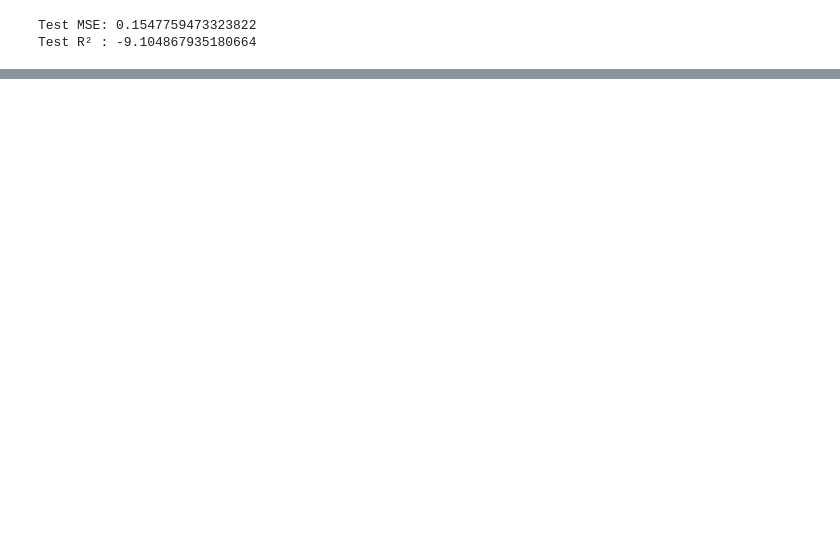
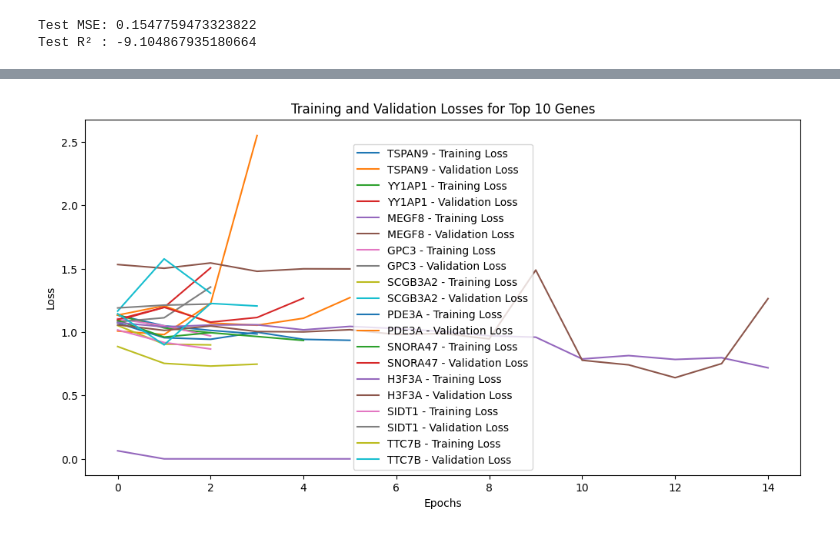
Before and after one commit to blobgoat/non-invasive-to-invasive-imagery, a Jupyter notebook: classification_identifying_individual_genes.ipynb, the cells around one changed output, grey strips where cells are left out. Saved outputs shown, nothing was run; the diff lists cells and outputs as text; code cells hidden in the pictures; blank space fills up the shorter version.

```diff
--- a/classification_identifying_individual_genes.ipynb
+++ b/classification_identifying_individual_genes.ipynb
@@ -71,7 +71,7 @@ gene_performance = {}
 device = torch.device("cuda" if torch.cuda.is_available() else "cpu")
 print(f"Using device: {device}")
 
-for gene_idx in range(4,14):
+for gene_idx in range(100):
 
 
     # Update the dataset index for the current gene
@@ -99,7 +99,7 @@ for gene_idx in range(4,14):
     model = CNNClassifier(
         cnn_encoder=MedicalImageCNN(output_dim=128),
         embedding_dim=128,
-        output_dim=3  # Single output for the current gene
+        num_classes=3  # Single output for the current gene
     )
     model.to(device)
     optimizer = torch.optim.Adam(model.parameters(), lr=0.001)
@@ -145,7 +145,8 @@ plt.show()
 #save the top model
 top_gene = list(gene_performance.keys())[0]
 top_model = gene_performance[top_gene]['model']
-torch.save(top_model, f'models/top_gene_model_{top_gene}.pth')
+torch.save(top_model.state_dict(), f'models/top_gene_model_{top_gene}.pt')
+torch.save(gene_performance, 'gene_performance.pth')
 # %% [output]
 Using device: cuda
 Loading CSV and images...
@@ -418,0 +236,16 @@ Train Loss: 0.2997 | Val Loss: 1.1243
+# %%
+# Visualize losses for top 10 genes
+top_genes = list(gene_performance.keys())[:10]
+# top genes structure: {'gene_name': {'train_losses': [...], 'val_losses': [...], 'model': model, 'total_lost': value}}
+plt.figure(figsize=(12, 6))
+gene_losses = {gene: gene_performance[gene] for gene in top_genes}
+for gene, losses in gene_losses.items():
+    plt.plot(losses['train_losses'], label=f'{gene} - Training Loss')
+    plt.plot(losses['val_losses'], label=f'{gene} - Validation Loss')
+plt.xlabel('Epochs')
+plt.ylabel('Loss')
+plt.title('Training and Validation Losses for Top 10 Genes')
+plt.legend()
+plt.show()
+# %% [output]
+[figure, added]
```
Also changed, not shown: parts of 4 cells of this notebook, 3 other files.
